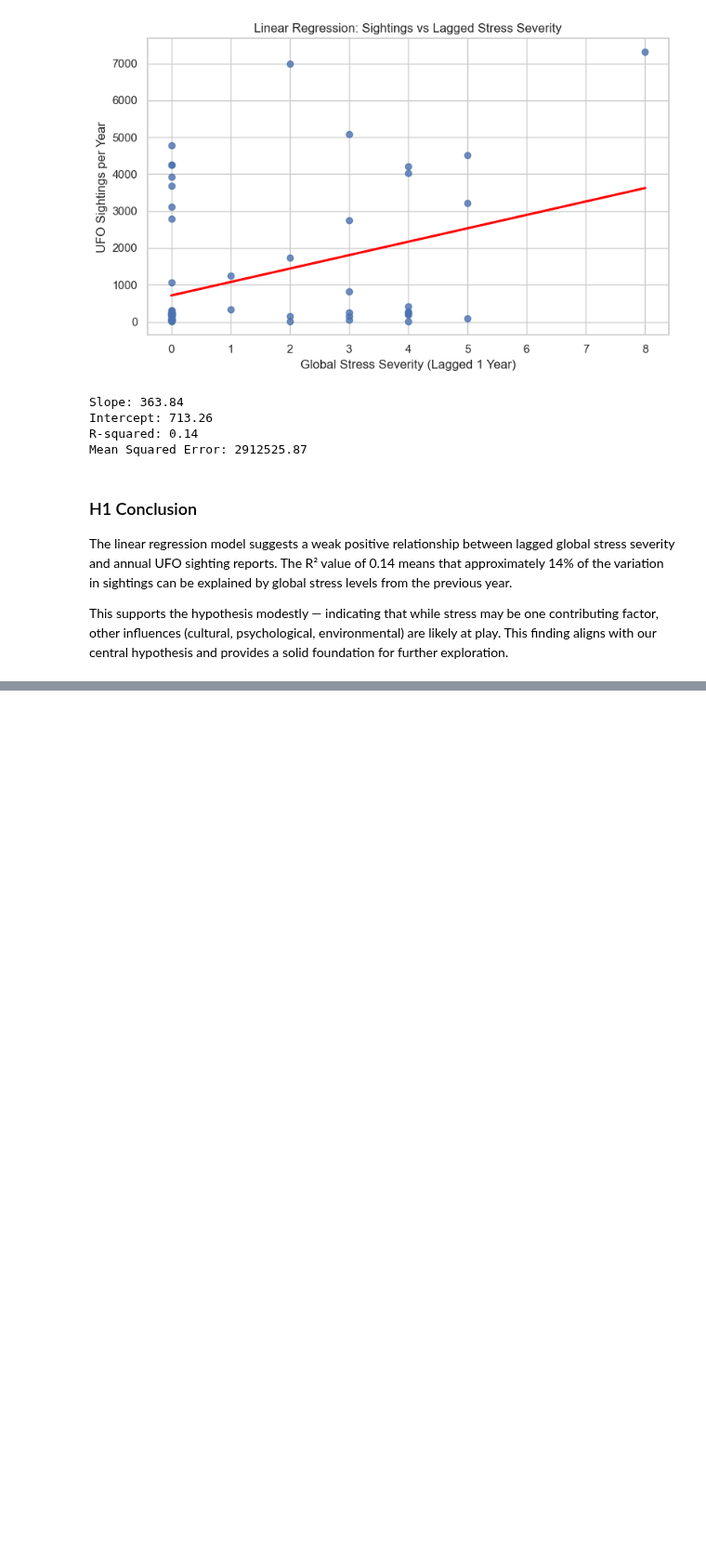
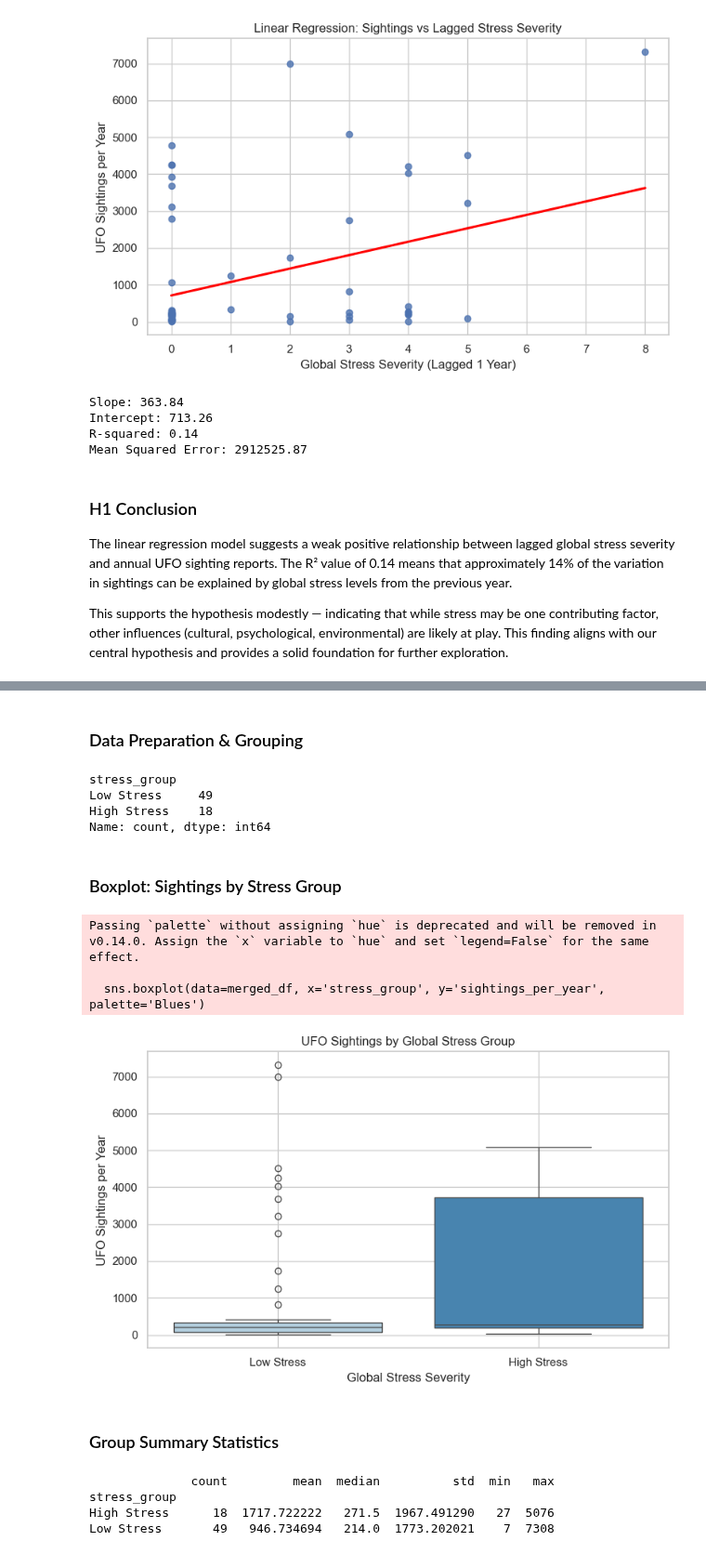
Before and after one commit to Richard-wv/stress_sighting_hypothesis, a Jupyter notebook: jupyter_notebooks/3_hypothesis_testing.ipynb, the cells around one changed output, grey strips where cells are left out. Shown at 93% size. Cells and saved outputs as stored; diff of their text form; code cells hidden in the pictures; blank space fills up the shorter version.

```diff
--- a/jupyter_notebooks/3_hypothesis_testing.ipynb
+++ b/jupyter_notebooks/3_hypothesis_testing.ipynb
@@ -118,0 +135,40 @@ This supports the hypothesis modestly — indicating that while stress may be on
+# %% [markdown]
+### Data Preparation & Grouping
+# %%
+# Create a new categorical column
+merged_df['stress_group'] = merged_df['severity_sum'].apply(lambda x: 'High Stress' if x >= 3 else 'Low Stress')
+
+# Quick check on counts
+print(merged_df['stress_group'].value_counts())
+# %% [output]
+stress_group
+Low Stress     49
+High Stress    18
+Name: count, dtype: int64
+# %% [markdown]
+### Boxplot: Sightings by Stress Group
+# %%
+plt.figure(figsize=(8, 5))
+sns.boxplot(data=merged_df, x='stress_group', y='sightings_per_year', palette='Blues')
+plt.title('UFO Sightings by Global Stress Group')
+plt.xlabel('Global Stress Severity')
+plt.ylabel('UFO Sightings per Year')
+plt.grid(True)
+plt.tight_layout()
+plt.show()
+# %% [output]
+Passing `palette` without assigning `hue` is deprecated and will be removed in v0.14.0. Assign the `x` variable to `hue` and set `legend=False` for the same effect.
+
+  sns.boxplot(data=merged_df, x='stress_group', y='sightings_per_year', palette='Blues')
+[figure, added]
+# %% [markdown]
+### Group Summary Statistics
+# %%
+# Group summary statistics
+group_summary = merged_df.groupby('stress_group')['sightings_per_year'].agg(['count', 'mean', 'median', 'std', 'min', 'max'])
+print(group_summary)
+# %% [output]
+              count         mean  median          std  min   max
+stress_group
+High Stress      18  1717.722222   271.5  1967.491290   27  5076
+Low Stress       49   946.734694   214.0  1773.202021    7  7308
```
Also changed, not shown: parts of 1 cell of this notebook, 1 other file.
